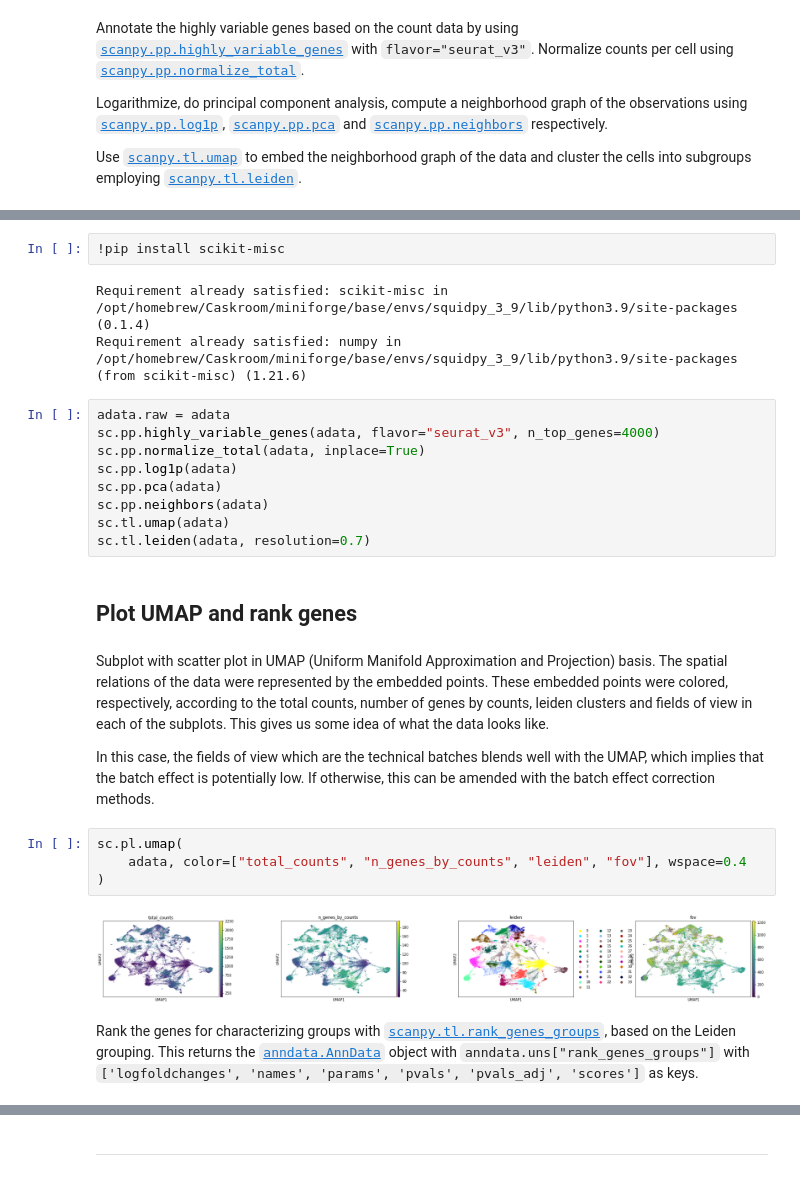
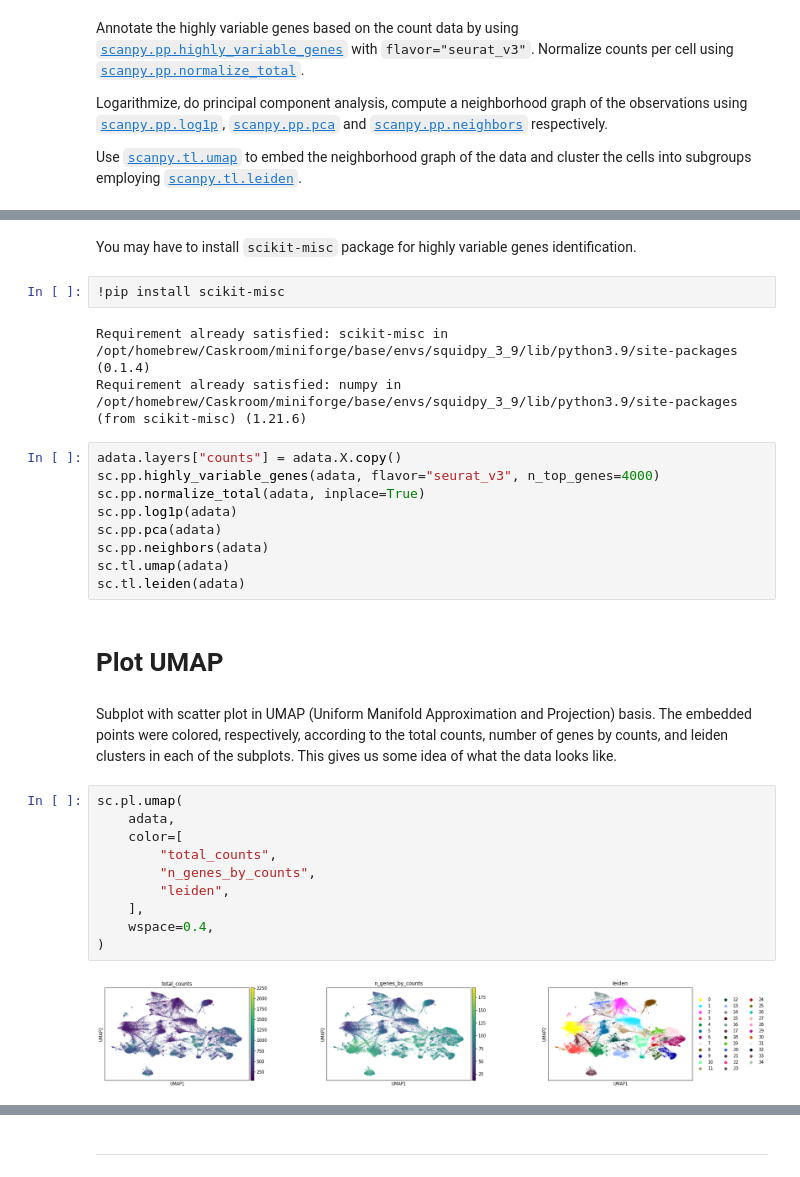
Before and after one commit to scverse/squidpy_notebooks, a Jupyter notebook: docs/source/external_tutorials/tutorial_vizgen.ipynb, the cells around one changed output, grey strips where cells are left out. Drawn from its saved outputs; the diff is of its cells as text.

```diff
--- a/docs/source/external_tutorials/tutorial_vizgen.ipynb
+++ b/docs/source/external_tutorials/tutorial_vizgen.ipynb
@@ -105,28 +101,32 @@ Install `scikit-misc` package as it is used for Seurat_v3, a toolkit for single
+# %% [markdown]
+You may have to install `scikit-misc` package for highly variable genes identification.
 # %%
 !pip install scikit-misc
 # %% [output]
 Requirement already satisfied: scikit-misc in /opt/homebrew/Caskroom/miniforge/base/envs/squidpy_3_9/lib/python3.9/site-packages (0.1.4)
 Requirement already satisfied: numpy in /opt/homebrew/Caskroom/miniforge/base/envs/squidpy_3_9/lib/python3.9/site-packages (from scikit-misc) (1.21.6)
 # %%
-adata.raw = adata
+adata.layers["counts"] = adata.X.copy()
 sc.pp.highly_variable_genes(adata, flavor="seurat_v3", n_top_genes=4000)
 sc.pp.normalize_total(adata, inplace=True)
 sc.pp.log1p(adata)
 sc.pp.pca(adata)
 sc.pp.neighbors(adata)
 sc.tl.umap(adata)
-sc.tl.leiden(adata, resolution=0.7)
+sc.tl.leiden(adata)
 # %% [markdown]
-## Plot UMAP and rank genes
+# Plot UMAP
 # %% [markdown]
-Subplot with scatter plot in UMAP (Uniform Manifold Approximation and Projection) basis. The spatial relations of the data were represented by the embedded points. These embedded points were colored, respectively, according to the total counts, number of genes by counts, leiden clusters and fields of view in each of the subplots. This gives us some idea of what the data looks like.
-
-In this case, the fields of view which are the technical batches blends well with the UMAP, which implies that the batch effect is potentially low. If otherwise, this can be amended with the batch effect correction methods.
+Subplot with scatter plot in UMAP (Uniform Manifold Approximation and Projection) basis. The embedded points were colored, respectively, according to the total counts, number of genes by counts, and leiden clusters in each of the subplots. This gives us some idea of what the data looks like.
 # %%
 sc.pl.umap(
-    adata, color=["total_counts", "n_genes_by_counts", "leiden", "fov"], wspace=0.4
+    adata,
+    color=[
+        "total_counts",
+        "n_genes_by_counts",
+        "leiden",
+    ],
+    wspace=0.4,
 )
 # %% [output]
-[figure, old version]
+[figure, new version]
-# %% [markdown]
-Rank the genes for characterizing groups with [`scanpy.tl.rank_genes_groups`](https://scanpy.readthedocs.io/en/stable/generated/scanpy.tl.rank_genes_groups.html), based on the Leiden grouping. This returns the [`anndata.AnnData`](https://anndata.readthedocs.io/en/latest/generated/anndata.AnnData.html) object with `anndata.uns["rank_genes_groups"]` with `['logfoldchanges', 'names', 'params', 'pvals', 'pvals_adj', 'scores']` as keys.
```
Also changed, not shown: parts of 16 cells of this notebook.
